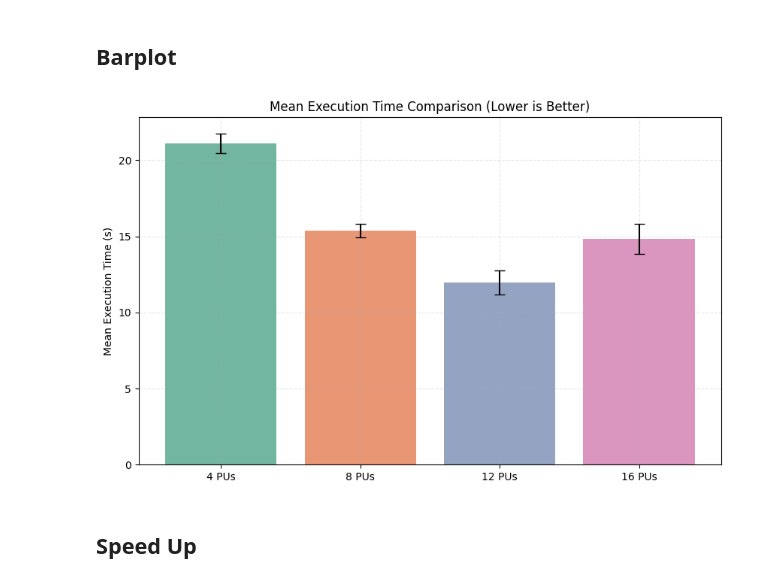
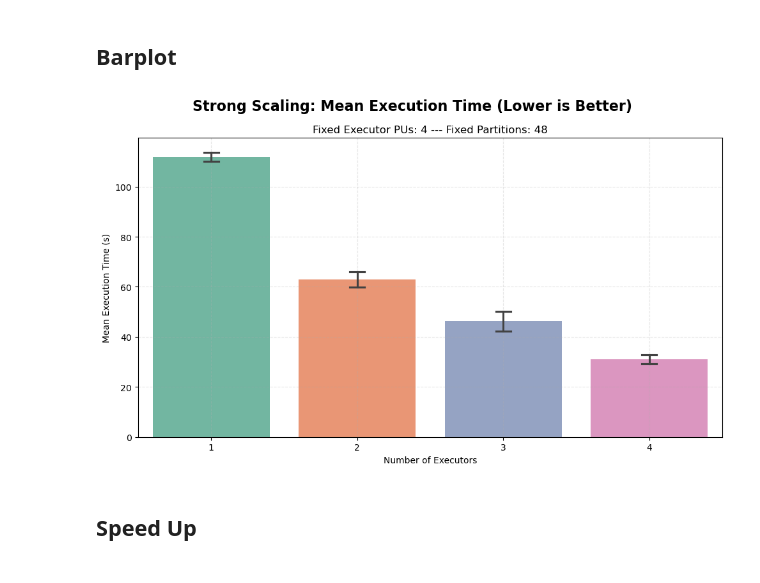
Before and after one commit to kevinbrugnera/Mini-batch-k-Means-Clustering, a Jupyter notebook: plot.ipynb, the cells around one changed output. Saved outputs shown, nothing was run; the diff lists cells and outputs as text; code cells hidden in the pictures.

```diff
--- a/plot.ipynb
+++ b/plot.ipynb
@@ -7,18 +13,15 @@ import seaborn as sns
 # Spark Session Topologies Benchmark
 # %%
 #Data import
+spark_session = ['thin', 'balanced', 'fat']
+aesthetic = ['Thin', 'Balanced', 'Fat']
+topology = []
+for i, top in enumerate(spark_session):
+    data = pd.read_csv(f"runs/{top}_topology.csv")
+    data['Topology'] = aesthetic[i]
+    topology.append(data)
 
-#Raw files for boxplot, lineplot and barplot
-raw_thin = pd.read_csv("runs/raw_thin_session.csv")
-raw_thin['Topology'] = 'Thin'
-
-raw_balanced= pd.read_csv("runs/raw_balanced_session.csv")
-raw_balanced['Topology'] = 'Balanced'
-
-raw_fat = pd.read_csv("runs/raw_fat_session.csv")
-raw_fat['Topology'] = 'Fat'
-
-df_raw = pd.concat([raw_thin, raw_balanced, raw_fat], ignore_index=True)
+df_topology = pd.concat(topology, ignore_index=True)
 # %% [markdown]
 ## Boxplot
 # %%
@@ -86,28 +157,18 @@ df_cores = pd.concat([cores_4, cores_8, cores_12, cores_16], ignore_index=True)
 # %% [markdown]
 ## Barplot
 # %%
-plt.figure(figsize=(10,6))
-ax = sns.barplot(x='PUs', y='mean_time', hue='PUs', legend=False, data=df_cores, palette='Set2')
+fig, ax = plt.subplots(figsize=(10,6))
+ax = sns.barplot(x='executors', y='execution_time', hue='executors', legend=False, data=df_raws, palette='Set2', errorbar='sd', capsize=0.1)
 
-x_pos = [p.get_x() + p.get_width() / 2 for p in ax.patches]
-
-plt.errorbar(
-    x=x_pos,
-    y=df_cores['mean_time'],
-    yerr=df_cores['std_time'],
-    fmt='none',
-    c='black',
-    capsize=5,
-    elinewidth=1.5
-)
-
-plt.title('Mean Execution Time Comparison (Lower is Better)')
-plt.xlabel('')
-plt.ylabel('Mean Execution Time (s)')
+fig.suptitle('Strong Scaling: Mean Execution Time (Lower is Better)', fontsize=16, fontweight='bold')
+ax.set_title(r'Fixed Executor PUs: 4 --- Fixed Partitions: 48')
+ax.set_xlabel('Number of Executors')
+ax.set_ylabel('Mean Execution Time (s)')
 plt.grid(linestyle='--', alpha=0.3)
+plt.tight_layout()
 plt.show()
 # %% [output]
-[figure, old version]
+[figure, new version]
 # %% [markdown]
 ## Speed Up
 # %%
```
Also changed, not shown: parts of 20 cells of this notebook, 2 other files.
